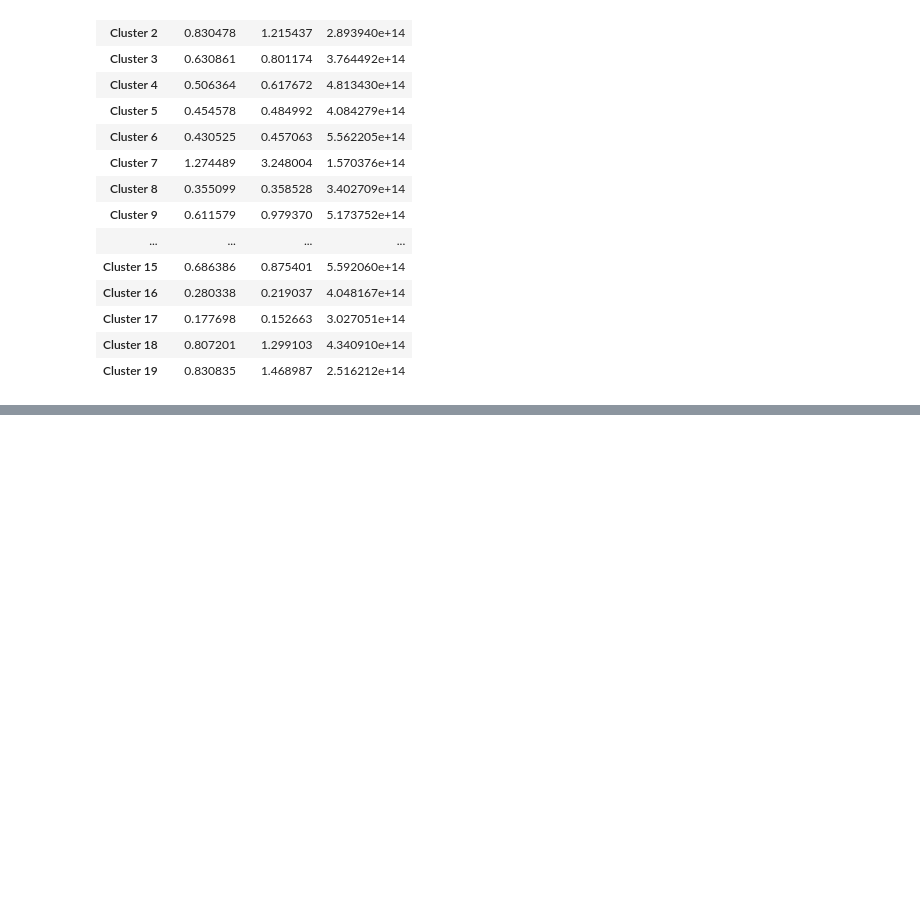
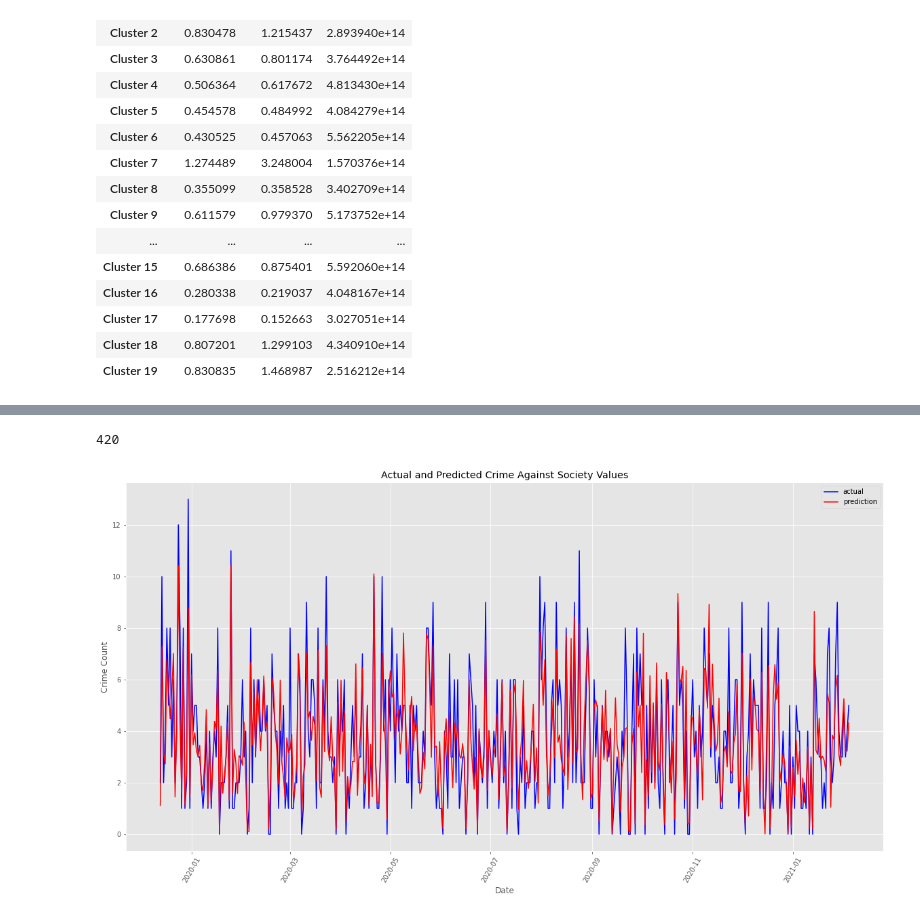
Before and after one commit to hudsonbat/Data-205, a Jupyter notebook: Regression_Trees_Location.ipynb, the cells around one changed output, grey strips where cells are left out. Saved outputs shown, nothing was run; the diff lists cells and outputs as text; code cells hidden in the pictures; blank space fills up the shorter version.

```diff
--- a/Regression_Trees_Location.ipynb
+++ b/Regression_Trees_Location.ipynb
@@ -656,5 +663,5 @@ results
 | Cluster 18 | 0.807201 | 1.299103 | 4.340910e+14 |
 | Cluster 19 | 0.830835 | 1.468987 | 2.516212e+14 |
 # %%
-test_features = features[1260:]
+test_features = features[1259:]
 test_features.head()
@@ -660,0 +676,3 @@ test_features.head()
+# %%
+dates = pd.to_datetime(test_features['Day'])
+dates
@@ -660,0 +692,18 @@ test_features.head()
+# %%
+model.fit(training[0], train_labels[0])
+predictions = model.predict(testing[0])
+# %%
+len(test_labels[0])
+# %% [output]
+420
+# %%
+plt.plot(dates, test_labels[0], 'b-', label = 'actual')# Plot the predicted values
+plt.plot(dates, predictions, 'r-', label = 'prediction')
+plt.xticks(rotation = '60');
+plt.legend()# Graph labels
+plt.xlabel('Date'); plt.ylabel('Crime Count'); plt.title('Actual and Predicted Crime Against Society Values');
+fig = plt.gcf()
+fig.set_size_inches(20,10)
+plt.show()
+# %% [output]
+[figure, added]
```
Also changed, not shown: parts of 4 cells of this notebook.
